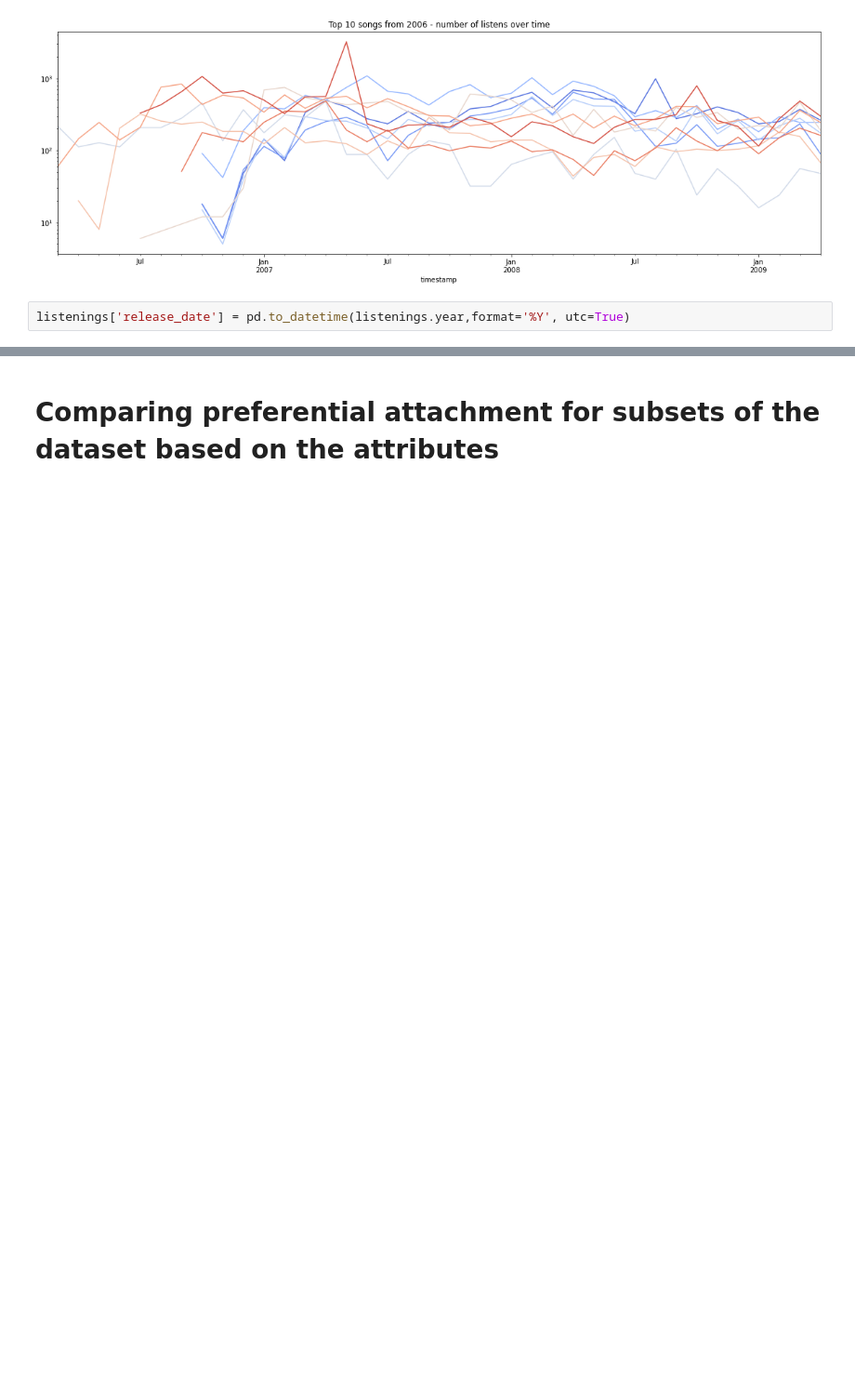
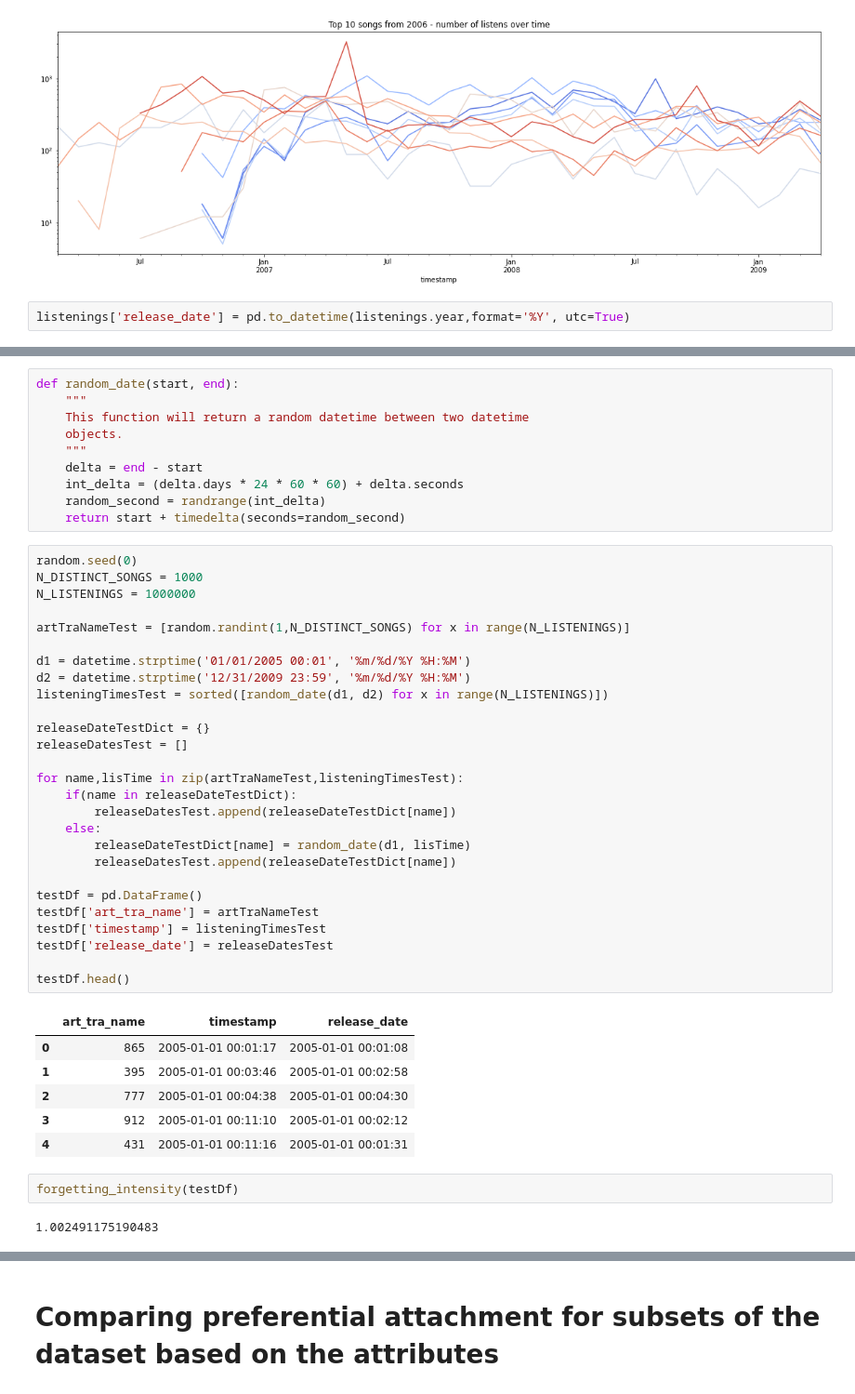
Before and after one commit to maref1/interdisciplinary_project_last_fm, a Jupyter notebook: forgetting_analysis.ipynb, the cells around one changed output, grey strips where cells are left out. Shown at 93% size. Saved outputs shown, nothing was run; the diff lists cells and outputs as text; blank space fills up the shorter version.

Commit message:
Forgetting - own approach validation added

```diff
--- a/forgetting_analysis.ipynb
+++ b/forgetting_analysis.ipynb
@@ -111,3 +128,51 @@ def forgetting_intensity(listenings,attrName='art_tra_name',attrFilter=None):
+# %%
+def random_date(start, end):
+    """
+    This function will return a random datetime between two datetime
+    objects.
+    """
+    delta = end - start
+    int_delta = (delta.days * 24 * 60 * 60) + delta.seconds
+    random_second = randrange(int_delta)
+    return start + timedelta(seconds=random_second)
+# %%
+random.seed(0)
+N_DISTINCT_SONGS = 1000
+N_LISTENINGS = 1000000
+
+artTraNameTest = [random.randint(1,N_DISTINCT_SONGS) for x in range(N_LISTENINGS)]
+
+d1 = datetime.strptime('01/01/2005 00:01', '%m/%d/%Y %H:%M')
+d2 = datetime.strptime('12/31/2009 23:59', '%m/%d/%Y %H:%M')
+listeningTimesTest = sorted([random_date(d1, d2) for x in range(N_LISTENINGS)])
+
+releaseDateTestDict = {}
+releaseDatesTest = []
+
+for name,lisTime in zip(artTraNameTest,listeningTimesTest):
+    if(name in releaseDateTestDict):
+        releaseDatesTest.append(releaseDateTestDict[name])
+    else:
+        releaseDateTestDict[name] = random_date(d1, lisTime)
+        releaseDatesTest.append(releaseDateTestDict[name])
+
+testDf = pd.DataFrame()
+testDf['art_tra_name'] = artTraNameTest
+testDf['timestamp'] = listeningTimesTest
+testDf['release_date'] = releaseDatesTest
+
+testDf.head()
+# %% [output]
+|  | art_tra_name | timestamp | release_date |
+| 0 | 865 | 2005-01-01 00:01:17 | 2005-01-01 00:01:08 |
+| 1 | 395 | 2005-01-01 00:03:46 | 2005-01-01 00:02:58 |
+| 2 | 777 | 2005-01-01 00:04:38 | 2005-01-01 00:04:30 |
+| 3 | 912 | 2005-01-01 00:11:10 | 2005-01-01 00:02:12 |
+| 4 | 431 | 2005-01-01 00:11:16 | 2005-01-01 00:01:31 |
+# %%
+forgetting_intensity(testDf)
+# %% [output]
+1.002491175190483
 # %%
 forgetting_intensity(listenings)
 # %% [output]
```
Also changed, not shown: parts of 9 cells of this notebook.
